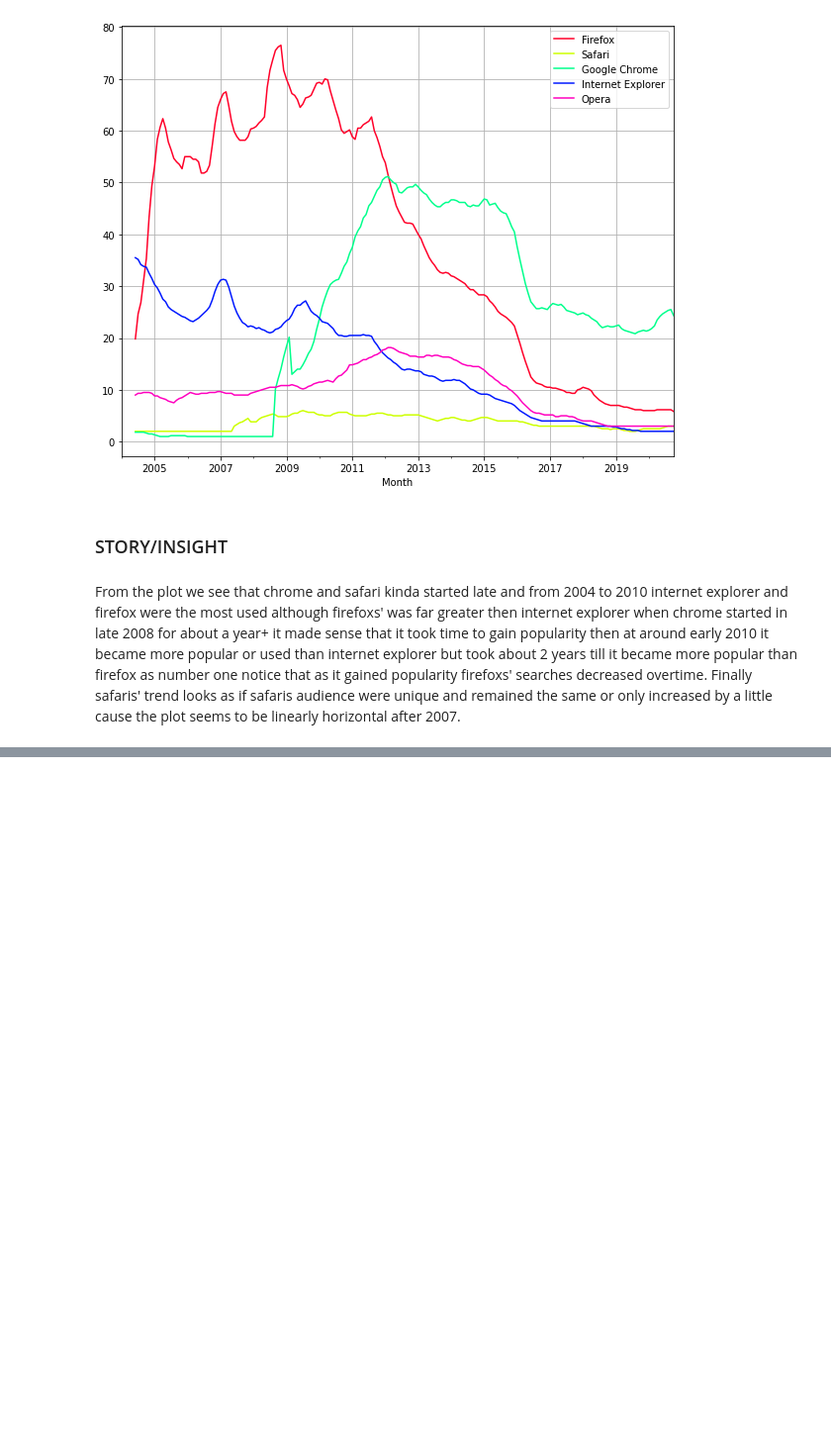
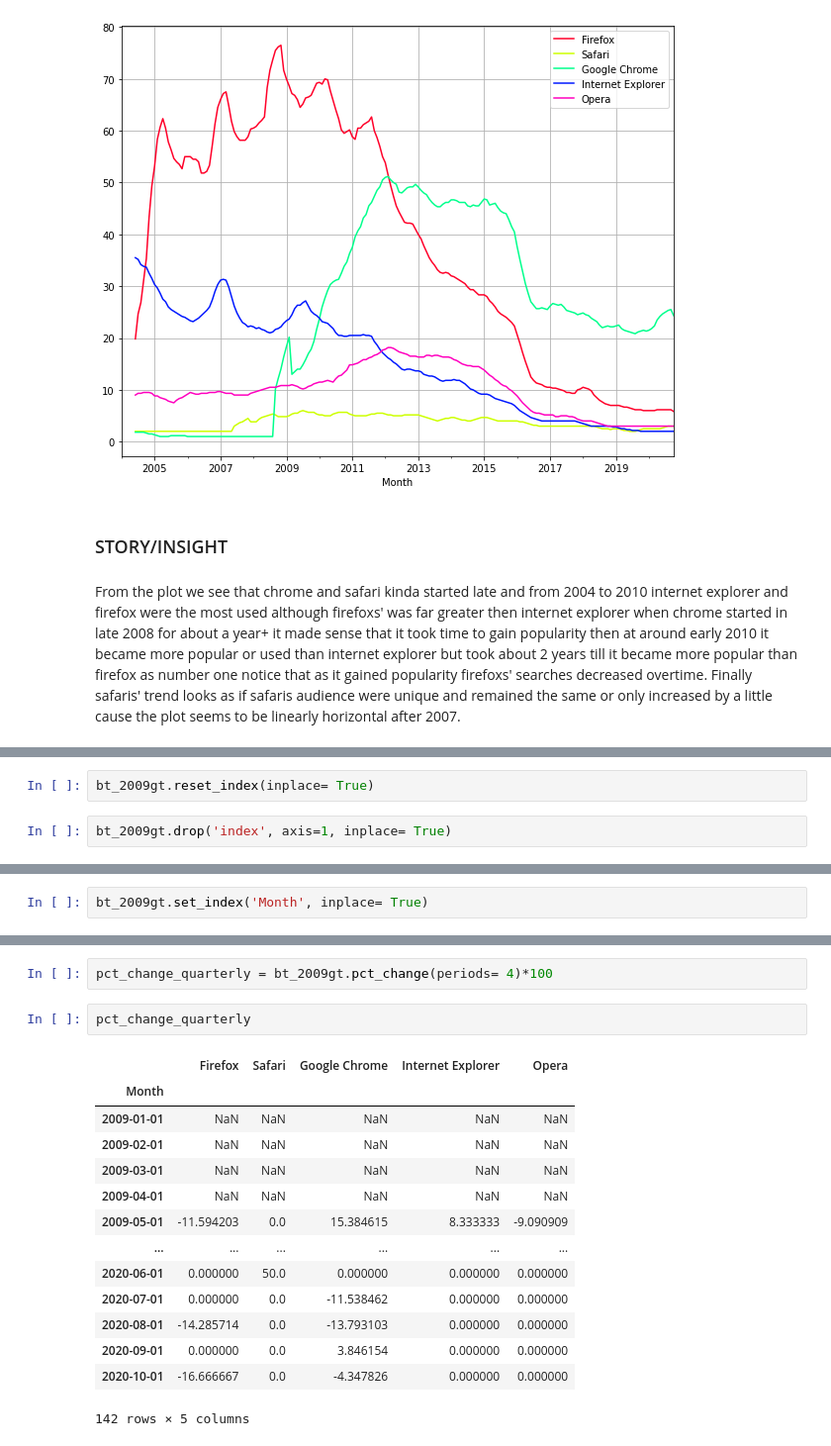
Before and after one commit to pithun/Browser-Popularity-with-google-trends, a Jupyter notebook: Untitled.ipynb, the cells around one changed output, grey strips where cells are left out. Shown at 99% size. Saved outputs shown, nothing was run; the diff lists cells and outputs as text; blank space fills up the shorter version.

```diff
--- a/Untitled.ipynb
+++ b/Untitled.ipynb
@@ -85,0 +144,4 @@ From the plot we see that chrome and safari kinda started late and from 2004 to
+# %%
+bt_2009gt.reset_index(inplace= True)
+# %%
+bt_2009gt.drop('index', axis=1, inplace= True)
@@ -85,0 +153,2 @@ From the plot we see that chrome and safari kinda started late and from 2004 to
+# %%
+bt_2009gt.set_index('Month', inplace= True)
@@ -85,0 +165,19 @@ From the plot we see that chrome and safari kinda started late and from 2004 to
+# %%
+pct_change_quarterly = bt_2009gt.pct_change(periods= 4)*100
+# %%
+pct_change_quarterly
+# %% [output]
+|  | Firefox | Safari | Google Chrome | Internet Explorer | Opera |
+| Month |  |  |  |  |  |
+| 2009-01-01 | NaN | NaN | NaN | NaN | NaN |
+| 2009-02-01 | NaN | NaN | NaN | NaN | NaN |
+| 2009-03-01 | NaN | NaN | NaN | NaN | NaN |
+| 2009-04-01 | NaN | NaN | NaN | NaN | NaN |
+| 2009-05-01 | -11.594203 | 0.0 | 15.384615 | 8.333333 | -9.090909 |
+| ... | ... | ... | ... | ... | ... |
+| 2020-06-01 | 0.000000 | 50.0 | 0.000000 | 0.000000 | 0.000000 |
+| 2020-07-01 | 0.000000 | 0.0 | -11.538462 | 0.000000 | 0.000000 |
+| 2020-08-01 | -14.285714 | 0.0 | -13.793103 | 0.000000 | 0.000000 |
+| 2020-09-01 | 0.000000 | 0.0 | 3.846154 | 0.000000 | 0.000000 |
+| 2020-10-01 | -16.666667 | 0.0 | -4.347826 | 0.000000 | 0.000000 |
+142 rows × 5 columns
```
Also changed, not shown: parts of 12 cells of this notebook, 1 other file.
